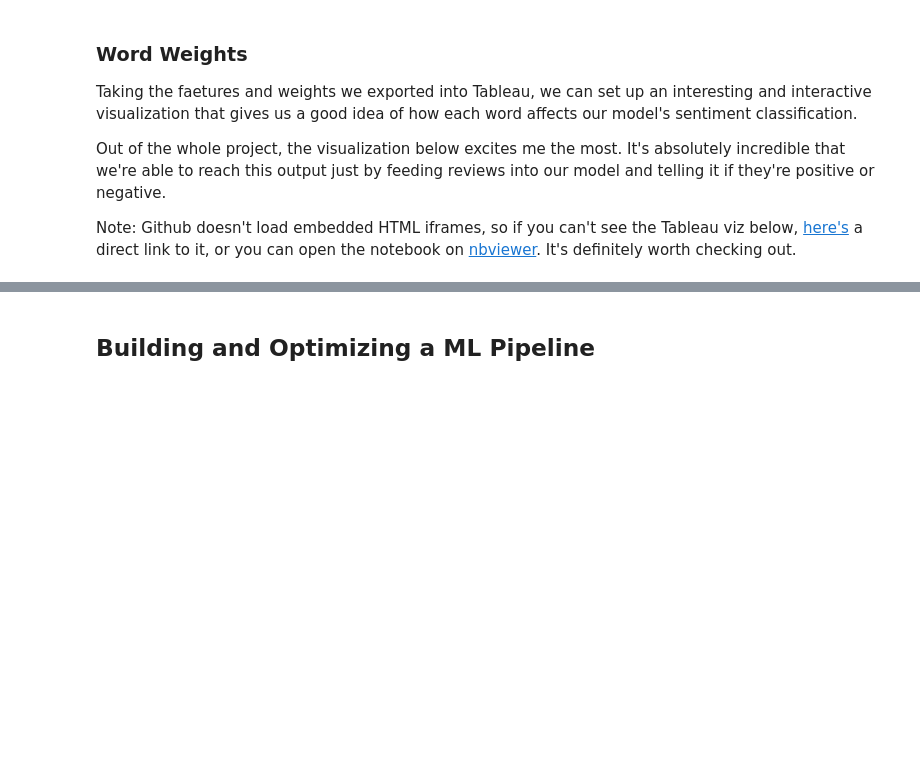
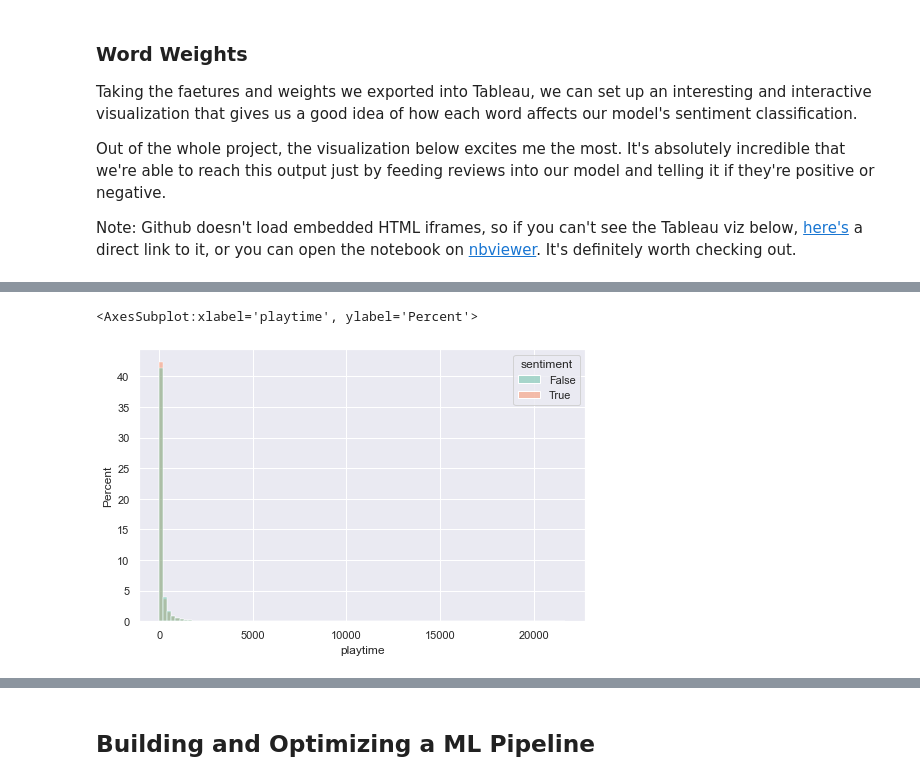
Before and after one commit to KhaledElmorsy/game-review-classifier, a Jupyter notebook: Main.ipynb, the cells around one changed output, grey strips where cells are left out. Saved outputs shown, nothing was run; the diff lists cells and outputs as text; code cells hidden in the pictures; blank space fills up the shorter version.

```diff
--- a/Main.ipynb
+++ b/Main.ipynb
@@ -413,0 +469,9 @@ Note: Github doesn't load embedded HTML iframes, so if you can't see the Tableau
+# %%
+# Render our singular plots at a legible size
+sns.set(rc={'figure.figsize':(8,5)})
+
+# Plotting a histogram of the playtime column to start inferring its distributions
+sns.histplot(data=df, x = 'playtime', stat='percent', hue='sentiment', bins = 100, palette='Set2')
+# %% [output]
+<AxesSubplot:xlabel='playtime', ylabel='Percent'>
+[figure, added]
```
Also changed, not shown: parts of 18 cells of this notebook.
